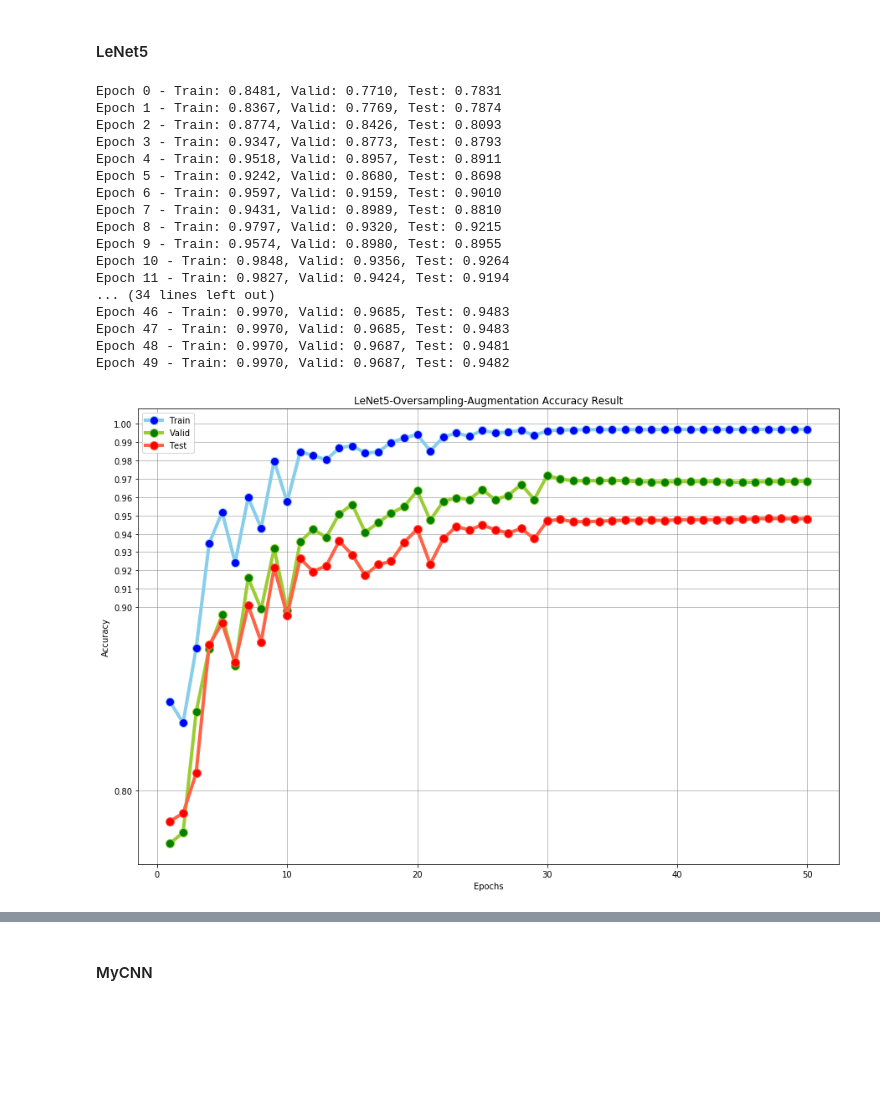
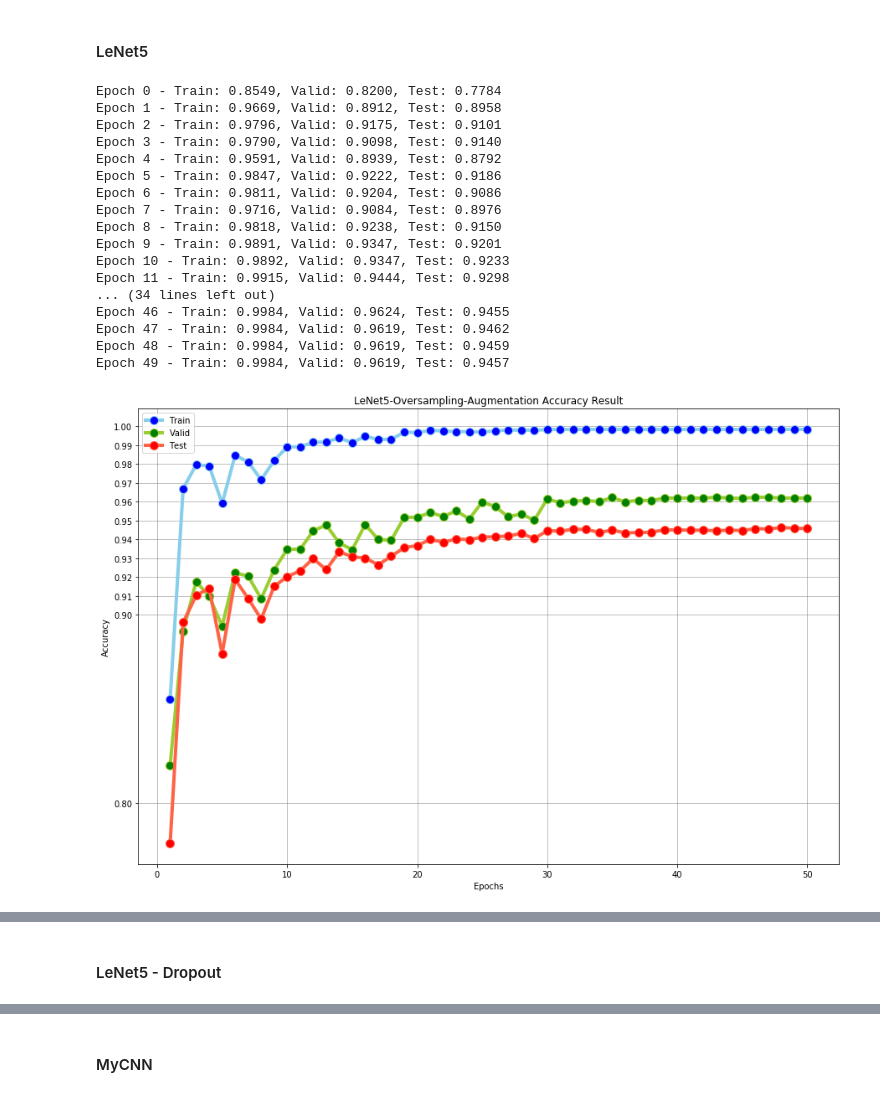
Before and after one commit to evan176/CarND-Traffic-Sign-Classifier-Project, a Jupyter notebook: Traffic_Sign_Classifier.ipynb, the cells around one changed output, grey strips where cells are left out. Saved outputs shown, nothing was run; the diff lists cells and outputs as text; code cells hidden in the pictures; blank space fills up the shorter version.

```diff
--- a/Traffic_Sign_Classifier.ipynb
+++ b/Traffic_Sign_Classifier.ipynb
@@ -202,12 +204,6 @@ def rotate(img, degree):
     return cv2.warpAffine(img, M, (w, h))
 
 
-def adjust_contrast(img, grid_size):
-    """Adjust contrast of image by CLAHE"""
-    clahe = cv2.createCLAHE(clipLimit=2.0, tileGridSize=(grid_size, grid_size))
-    return clahe.apply(img)
-
-
 def oversampling(group, data, label):
     """Oversample less size class to same as highest size class"""
     max_v = 0
@@ -230,12 +226,7 @@ def random_aug(data):
     new_data = []
     for img in data:
         rotate_img = rotate(img, random.randrange(-15, 15))
-        grid_size = random.sample([0, 1, 3, 5], 1)[0]
-        if grid_size > 0:
-            contrast_img = adjust_contrast(rotate_img, grid_size)
-        else:
-            contrast_img = rotate_img
-        new_data.append(contrast_img.reshape([image_shape[0], image_shape[1], 1]))
+        new_data.append(rotate_img.reshape([image_shape[0], image_shape[1], 1]))
     return np.array(new_data)
 
 
@@ -370,11 +361,8 @@ class LeNet5(CNN):
         )
 
         # Conv layer 2
-        self.ops['conv2'] = tf.nn.dropout(
-            tf.nn.max_pool(
-                self.ops['conv1'], ksize=p_ksize, strides=p_strides, padding='SAME'
-            ),
-            keep_prob=self.holders['keep_prob']
+        self.ops['conv2'] = tf.nn.max_pool(
+            self.ops['conv1'], ksize=p_ksize, strides=p_strides, padding='SAME'
         )
 
         # Conv layer 2
@@ -392,11 +380,8 @@ class LeNet5(CNN):
         )
 
         # Conv layer 4
-        self.ops['conv4'] = tf.nn.dropout(
-            tf.nn.max_pool(
-                self.ops['conv3'], ksize=p_ksize, strides=p_strides, padding='SAME'
-            ),
-            keep_prob=self.holders['keep_prob']
+        self.ops['conv4'] = tf.nn.max_pool(
+            self.ops['conv3'], ksize=p_ksize, strides=p_strides, padding='SAME'
         )
 
         # Conv layer5
@@ -567,7 +543,7 @@ def cal_acc(model, X, y):
     return count / num
 
 
-def train(model, train_data, train_label, indexes, epochs=50, lr_rate=1e-2, batch_size=128):
+def train(model, train_data, train_label, indexes, epochs=50, lr_rate=1e-2, batch_size=128, keep_prob=1.0):
     train_accs = []
     valid_accs = []
     test_accs = []
@@ -579,7 +555,7 @@ def train(model, train_data, train_label, indexes, epochs=50, lr_rate=1e-2, batc
                 x=train_data[batch_index],
                 y=train_label[batch_index],
                 lr_rate=lr_rate,
-                keep_prob=1.0
+                keep_prob=keep_prob
             )
         # Store result
         train_accs.append(cal_acc(model, X_train, y_train))
@@ -813,26 +957,26 @@ Epoch 49 - Train: 0.9992, Valid: 0.9855, Test: 0.9772
 #### LeNet5
 # %%
 model = LeNet5([32, 32, 1], n_classes)
-train_accs, valid_accs, test_accs = train(model, X_train_over_aug, y_train_over_aug, over_indexes)
+train_accs, valid_accs, test_accs = train(model, X_train_over_aug, y_train_over_aug, over_indexes, keep_prob=1)
 show_acc(train_accs, valid_accs, test_accs, "LeNet5-Oversampling-Augmentation")
 show_cm(X_valid, y_valid, "LeNet5-Oversampling-Augmentation Validation")
 model.save("models/LeNet5-over-aug.ckpt")
 # %% [output]
-Epoch 0 - Train: 0.8481, Valid: 0.7710, Test: 0.7831
-Epoch 1 - Train: 0.8367, Valid: 0.7769, Test: 0.7874
-Epoch 2 - Train: 0.8774, Valid: 0.8426, Test: 0.8093
-Epoch 3 - Train: 0.9347, Valid: 0.8773, Test: 0.8793
-Epoch 4 - Train: 0.9518, Valid: 0.8957, Test: 0.8911
-Epoch 5 - Train: 0.9242, Valid: 0.8680, Test: 0.8698
-Epoch 6 - Train: 0.9597, Valid: 0.9159, Test: 0.9010
-Epoch 7 - Train: 0.9431, Valid: 0.8989, Test: 0.8810
-Epoch 8 - Train: 0.9797, Valid: 0.9320, Test: 0.9215
-Epoch 9 - Train: 0.9574, Valid: 0.8980, Test: 0.8955
-Epoch 10 - Train: 0.9848, Valid: 0.9356, Test: 0.9264
-Epoch 11 - Train: 0.9827, Valid: 0.9424, Test: 0.9194
+Epoch 0 - Train: 0.8549, Valid: 0.8200, Test: 0.7784
+Epoch 1 - Train: 0.9669, Valid: 0.8912, Test: 0.8958
+Epoch 2 - Train: 0.9796, Valid: 0.9175, Test: 0.9101
+Epoch 3 - Train: 0.9790, Valid: 0.9098, Test: 0.9140
+Epoch 4 - Train: 0.9591, Valid: 0.8939, Test: 0.8792
+Epoch 5 - Train: 0.9847, Valid: 0.9222, Test: 0.9186
+Epoch 6 - Train: 0.9811, Valid: 0.9204, Test: 0.9086
+Epoch 7 - Train: 0.9716, Valid: 0.9084, Test: 0.8976
+Epoch 8 - Train: 0.9818, Valid: 0.9238, Test: 0.9150
+Epoch 9 - Train: 0.9891, Valid: 0.9347, Test: 0.9201
+Epoch 10 - Train: 0.9892, Valid: 0.9347, Test: 0.9233
+Epoch 11 - Train: 0.9915, Valid: 0.9444, Test: 0.9298
 ... (34 lines left out)
-Epoch 46 - Train: 0.9970, Valid: 0.9685, Test: 0.9483
-Epoch 47 - Train: 0.9970, Valid: 0.9685, Test: 0.9483
-Epoch 48 - Train: 0.9970, Valid: 0.9687, Test: 0.9481
-Epoch 49 - Train: 0.9970, Valid: 0.9687, Test: 0.9482
+Epoch 46 - Train: 0.9984, Valid: 0.9624, Test: 0.9455
+Epoch 47 - Train: 0.9984, Valid: 0.9619, Test: 0.9462
+Epoch 48 - Train: 0.9984, Valid: 0.9619, Test: 0.9459
+Epoch 49 - Train: 0.9984, Valid: 0.9619, Test: 0.9457
-[figure, old version]
+[figure, new version]
@@ -839,0 +984,2 @@ Epoch 49 - Train: 0.9970, Valid: 0.9687, Test: 0.9482
+# %% [markdown]
+#### LeNet5 - Dropout
```
Also changed, not shown: parts of 30 cells of this notebook, 26 other files.
